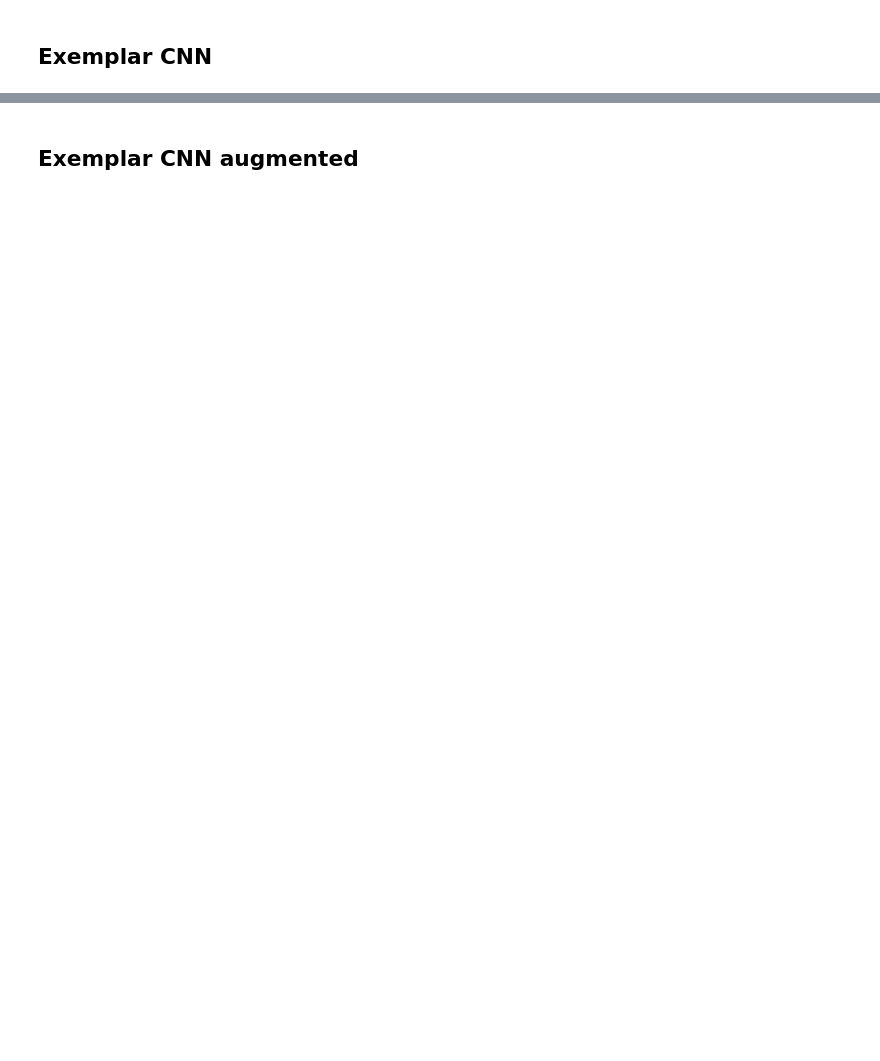
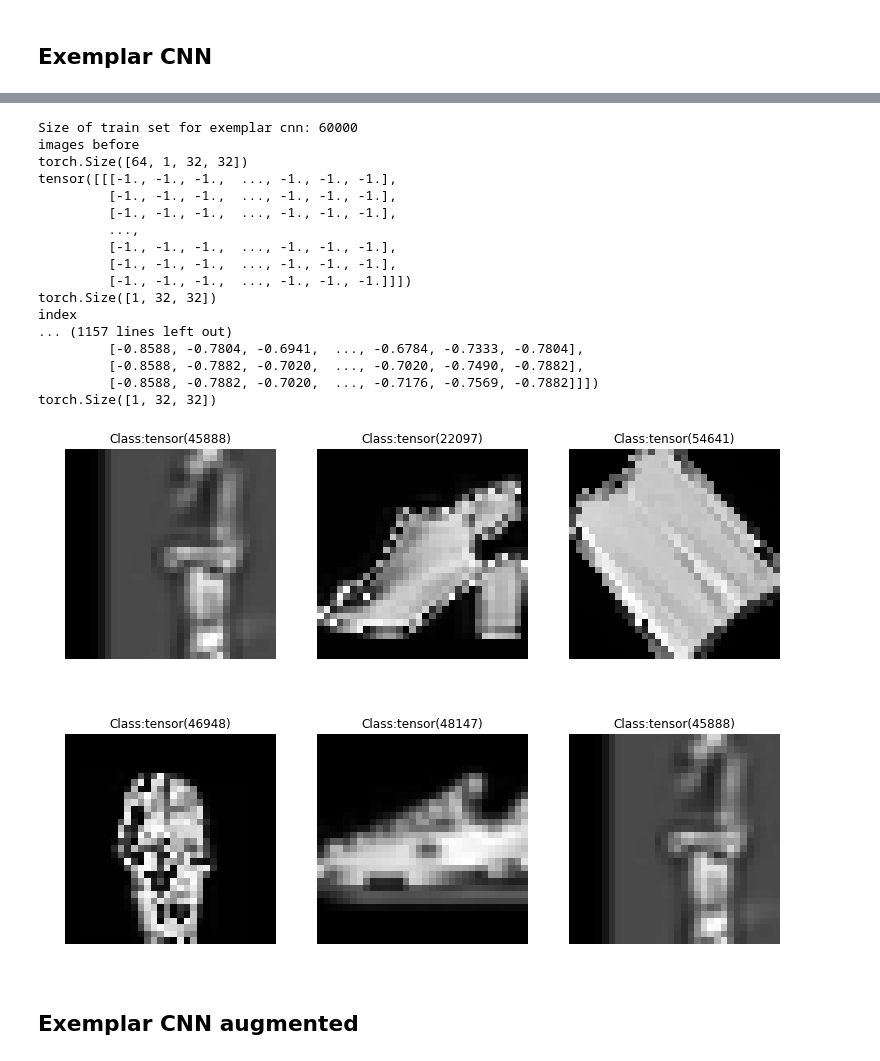
Before and after one commit to Wuschelbueb/AML19-SelfSupervised, a Jupyter notebook: Summary.ipynb, the cells around one changed output, grey strips where cells are left out. Drawn from its saved outputs; the diff is of its cells as text; code cells hidden in the pictures; blank space fills up the shorter version.

```diff
--- a/Summary.ipynb
+++ b/Summary.ipynb
@@ -569,0 +641,3 @@ Size of test set for exemplar cnn: 10000
+# %%
+def train_loader_exemplar_cnn():
+    return DataLoader(train_data_exemplar_cnn(), batch_size=64, shuffle=True)
@@ -570,3 +695,50 @@ Size of test set for exemplar cnn: 10000
+# %%
+def transform_images(images):
+    for index, img in enumerate(images):
+        images[index] = random_transform(img)
+    return images
+# %%
+train_loader = train_loader_exemplar_cnn()
+
+for data in train_loader:
+    # get the inputs
+    images, labels = data
+    images = images.to(device)
+    labels = labels.to(device)
+
+    transformed_imgs = transform_images(images)
+
+    f, axes = plt.subplots(2, 3, figsize=(12.8, 9.6))
+    axes = [ax for axs in axes for ax in axs]
+    dataset = transformed_imgs
+    for i in range(6):
+        index = randint(0, len(dataset))
+        image = transformed_imgs[index]
+        label = labels[index]
+        axes[i].imshow(image[0].view(32, 32), cmap='gray')
+        axes[i].set_title('Class:' + str(label))
+        axes[i].axis('off')
+
+    break
+# %% [output]
+Size of train set for exemplar cnn: 60000
+images before
+torch.Size([64, 1, 32, 32])
+tensor([[[-1., -1., -1.,  ..., -1., -1., -1.],
+         [-1., -1., -1.,  ..., -1., -1., -1.],
+         [-1., -1., -1.,  ..., -1., -1., -1.],
+         ...,
+         [-1., -1., -1.,  ..., -1., -1., -1.],
+         [-1., -1., -1.,  ..., -1., -1., -1.],
+         [-1., -1., -1.,  ..., -1., -1., -1.]]])
+torch.Size([1, 32, 32])
+index
+... (1157 lines left out)
+         [-0.8588, -0.7804, -0.6941,  ..., -0.6784, -0.7333, -0.7804],
+         [-0.8588, -0.7882, -0.7020,  ..., -0.7020, -0.7490, -0.7882],
+         [-0.8588, -0.7882, -0.7020,  ..., -0.7176, -0.7569, -0.7882]]])
+torch.Size([1, 32, 32])
+[figure, added]
 # %% [markdown]
 ## Exemplar CNN augmented
 # %%
```
Also changed, not shown: parts of 28 cells of this notebook, 12 other files.
